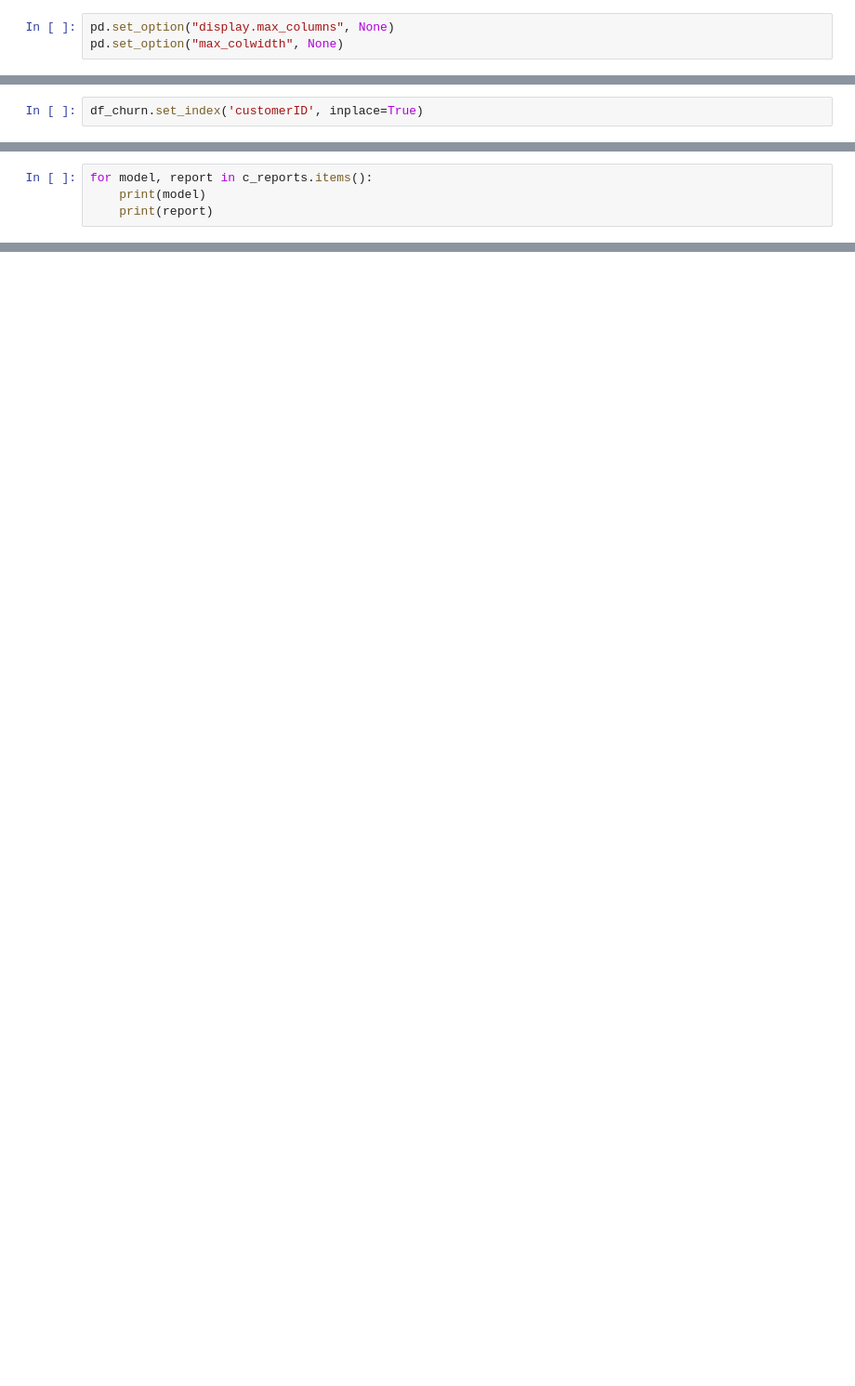
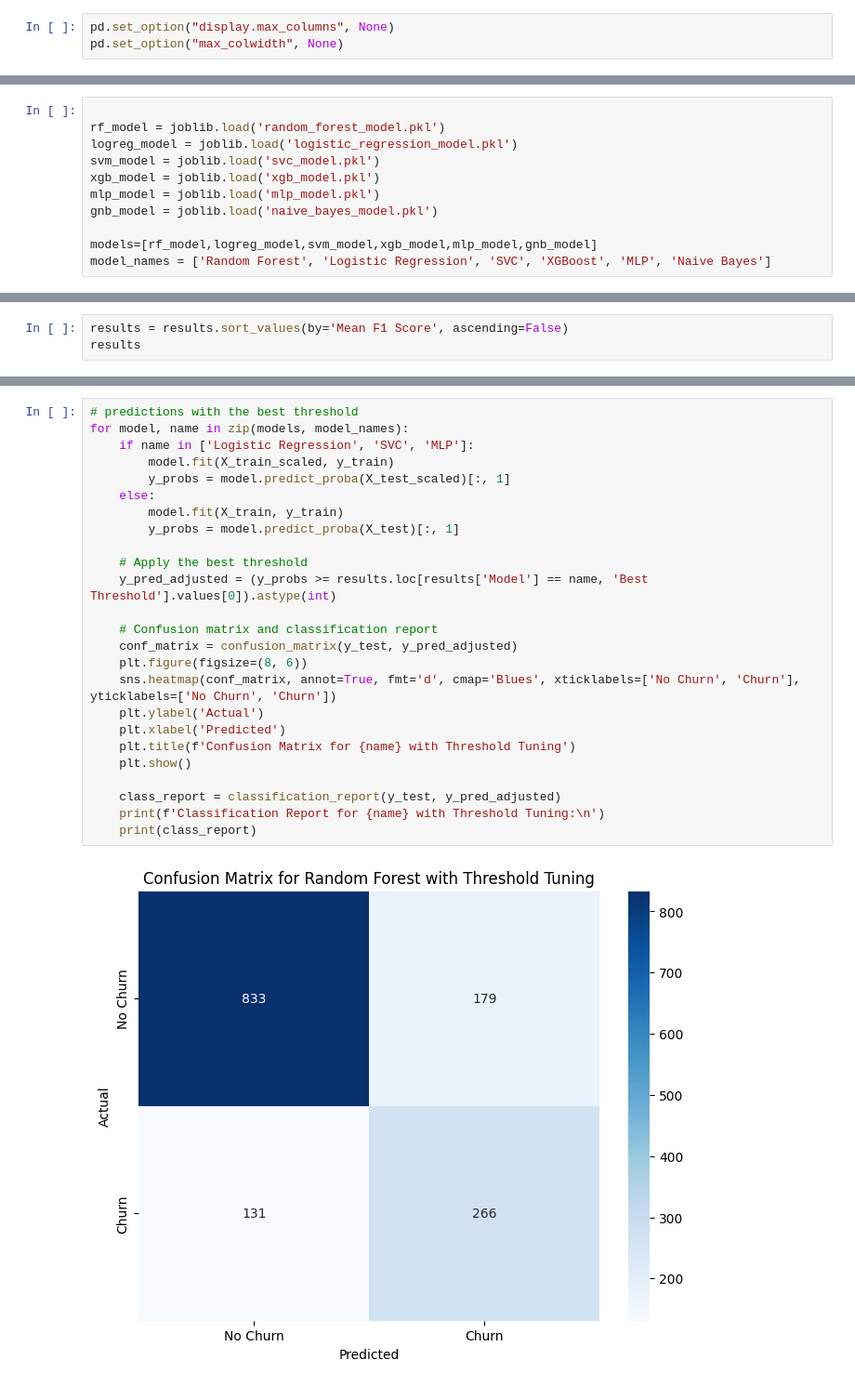
Before and after one commit to VigMarton/churn-analysis, a Jupyter notebook: churn_prediction.ipynb, the cells around one changed output, grey strips where cells are left out. Shown: that part at 93% size. Saved outputs shown, nothing was run; the diff lists cells and outputs as text; blank space fills up the shorter version.

```diff
--- a/churn_prediction.ipynb
+++ b/churn_prediction.ipynb
@@ -26,2 +28,0 @@ df_churn=pd.read_csv('data\Churn_prepared.csv')
-# %%
-df_churn.set_index('customerID', inplace=True)
@@ -501,4 +28,0 @@ model_results_df
-# %%
-for model, report in c_reports.items():
-    print(model)
-    print(report)
@@ -587,0 +29,11 @@ To enhance the predictive performance of these models, consider the following st
+# %%
+
+rf_model = joblib.load('random_forest_model.pkl')
+logreg_model = joblib.load('logistic_regression_model.pkl')
+svm_model = joblib.load('svc_model.pkl')
+xgb_model = joblib.load('xgb_model.pkl')
+mlp_model = joblib.load('mlp_model.pkl')
+gnb_model = joblib.load('naive_bayes_model.pkl')
+
+models=[rf_model,logreg_model,svm_model,xgb_model,mlp_model,gnb_model]
+model_names = ['Random Forest', 'Logistic Regression', 'SVC', 'XGBoost', 'MLP', 'Naive Bayes']
@@ -587,0 +112,3 @@ To enhance the predictive performance of these models, consider the following st
+# %%
+results = results.sort_values(by='Mean F1 Score', ascending=False)
+results
@@ -587,0 +129,27 @@ To enhance the predictive performance of these models, consider the following st
+# %%
+# predictions with the best threshold
+for model, name in zip(models, model_names):
+    if name in ['Logistic Regression', 'SVC', 'MLP']:
+        model.fit(X_train_scaled, y_train)
+        y_probs = model.predict_proba(X_test_scaled)[:, 1]
+    else:
+        model.fit(X_train, y_train)
+        y_probs = model.predict_proba(X_test)[:, 1]
+
+    # Apply the best threshold
+    y_pred_adjusted = (y_probs >= results.loc[results['Model'] == name, 'Best Threshold'].values[0]).astype(int)
+
+    # Confusion matrix and classification report
+    conf_matrix = confusion_matrix(y_test, y_pred_adjusted)
+    plt.figure(figsize=(8, 6))
+    sns.heatmap(conf_matrix, annot=True, fmt='d', cmap='Blues', xticklabels=['No Churn', 'Churn'], yticklabels=['No Churn', 'Churn'])
+    plt.ylabel('Actual')
+    plt.xlabel('Predicted')
+    plt.title(f'Confusion Matrix for {name} with Threshold Tuning')
+    plt.show()
+
+    class_report = classification_report(y_test, y_pred_adjusted)
+    print(f'Classification Report for {name} with Threshold Tuning:\n')
+    print(class_report)
+# %% [output]
+[figure, added]
```
Also changed, not shown: parts of 26 cells of this notebook, 25 other files.
